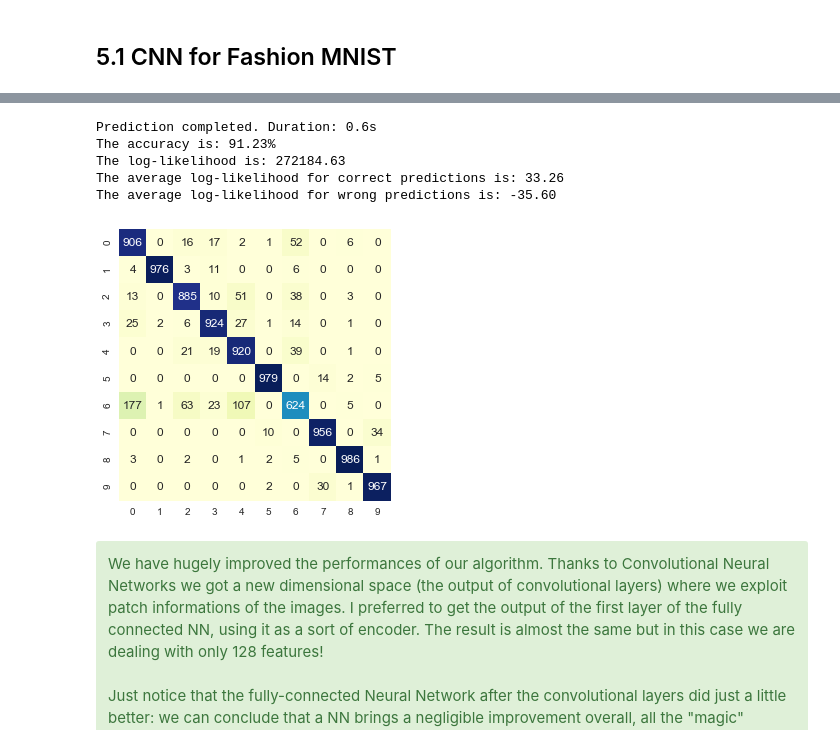
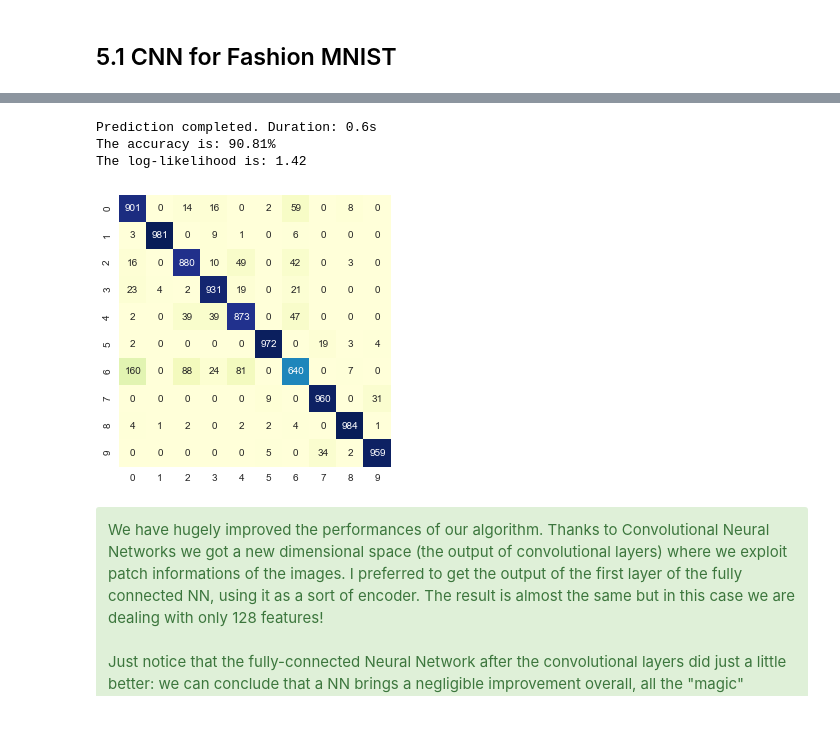
Before and after one commit to lomluca/asi_ae, a Jupyter notebook: assignment.ipynb, the cells around one changed output, grey strips where cells are left out. Drawn from its saved outputs; the diff is of its cells as text; code cells hidden in the pictures.

```diff
--- a/assignment.ipynb
+++ b/assignment.ipynb
@@ -184,7 +217,8 @@ class NaiveBayes:
 
     def predict(self, X, get_posteriors=False):
 
-        # for each row apply the function that compute the likelihood for each class and return the best one
+        # for each row apply the function that returns the posteriors for all classes
+
         posteriors = np.apply_along_axis(self.predict_class_by_row, 1, X)
         if get_posteriors:
             return np.argmax(posteriors, axis=1), posteriors
@@ -198,15 +232,11 @@ class NaiveBayes:
         # using the log in order to avoid instability because of too small values
         # instead of np.prod use np.sum thanks to log operation
         # summing by row (independent attributes) we obtain the log(likelihood) for the i-th class
-        # return that with higher posterior (and eventyally the likelihood too, for metrics)
+        # add priors and return posteriors
 
         P = np.sum( -np.log(self.stds) -0.5*np.log(2*np.pi)
                    -np.divide((row - self.means)**2, 2 * self.stds**2), axis=1) + np.log(self.priors)
-        '''
-        class_value = np.argmax(P)
-        if self.return_likelihoods:
-            return class_value, P[class_value] - self.priors[class_value]
-        '''
+
         return P
 # %% [markdown]
 ## 3.2 Naive Bayes on CIFAR-10
@@ -602,21 +632,19 @@ X_test_lenet = intermediate_layer_model.predict(X_test_cnn)
 model3 = NaiveBayes()
 model3.fit(X_train_lenet, y_train)
 start = time.time()
-y_pred = model3.predict(X_test_lenet, True)
+y_pred, posteriors = model3.predict(X_test_lenet, True)
 print("Prediction completed. Duration: %.1fs" % (time.time() - start))
-show_performance(fashion_mnist_test["label"], y_pred[:,0], y_pred[:,1])
+show_performance(fashion_mnist_test["label"], y_pred, posteriors)
 # %% [output]
 Prediction completed. Duration: 0.6s
-The accuracy is: 91.23%
-The log-likelihood is: 272184.63
-The average log-likelihood for correct predictions is: 33.26
-The average log-likelihood for wrong predictions is: -35.60
+The accuracy is: 90.81%
+The log-likelihood is: 1.42
 # %%
 plt.figure(figsize=(5,5))
-confusion_matrix_data = confusion_matrix(fashion_mnist_test["label"], y_pred[:,0])
+confusion_matrix_data = confusion_matrix(fashion_mnist_test["label"], y_pred)
 ax = sns.heatmap(confusion_matrix_data, annot=True, cbar=False, square=True, fmt='d', cmap="YlGnBu")
 # %% [output]
-[figure, old version]
+[figure, new version]
 # %% [markdown]
 <div class="alert alert-success">
 We have hugely improved the performances of our algorithm. Thanks to Convolutional Neural Networks we got a new dimensional space (the output of convolutional layers) where we exploit patch informations of the images. I preferred to get the output of the first layer of the fully connected NN, using it as a sort of encoder. The result is almost the same but in this case we are dealing with only 128 features!<br><br>Just notice that the fully-connected Neural Network after the convolutional layers did just a little better: we can conclude that a NN brings a negligible improvement overall, all the "magic" happens in the convolutional layers; then we can use any model and obtaining almost the same (really good) results.
```
Also changed, not shown: parts of 23 cells of this notebook.
